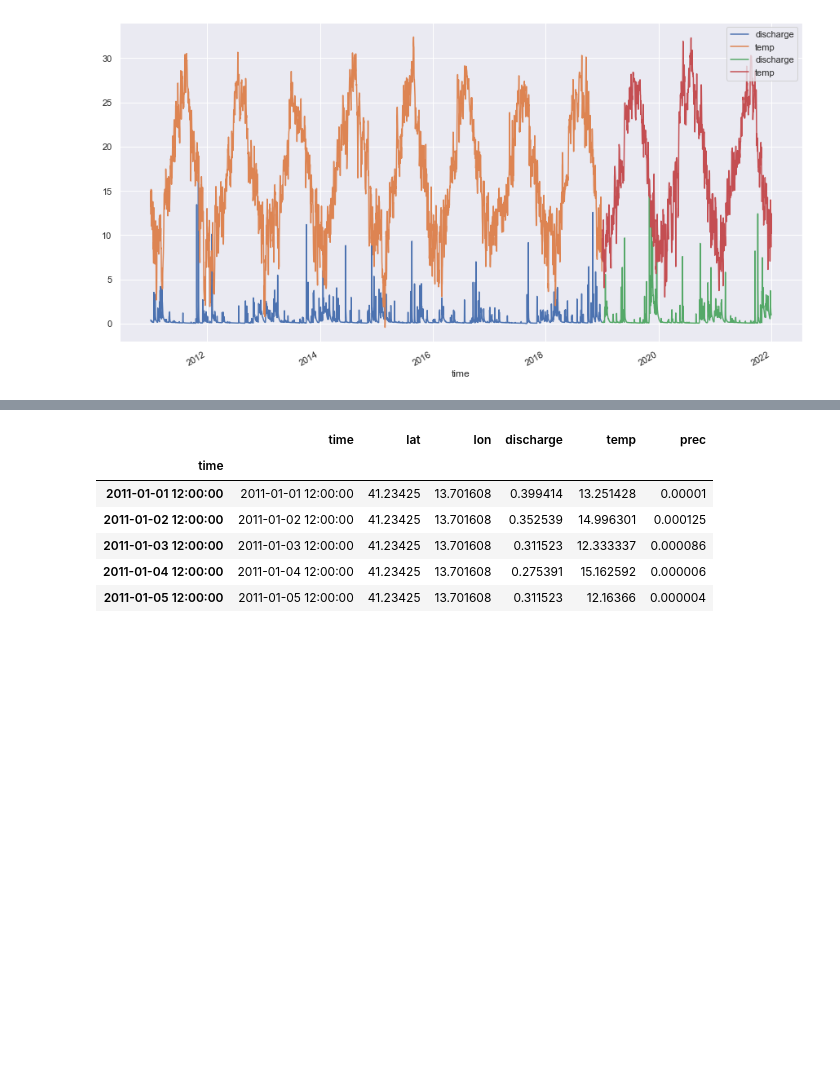
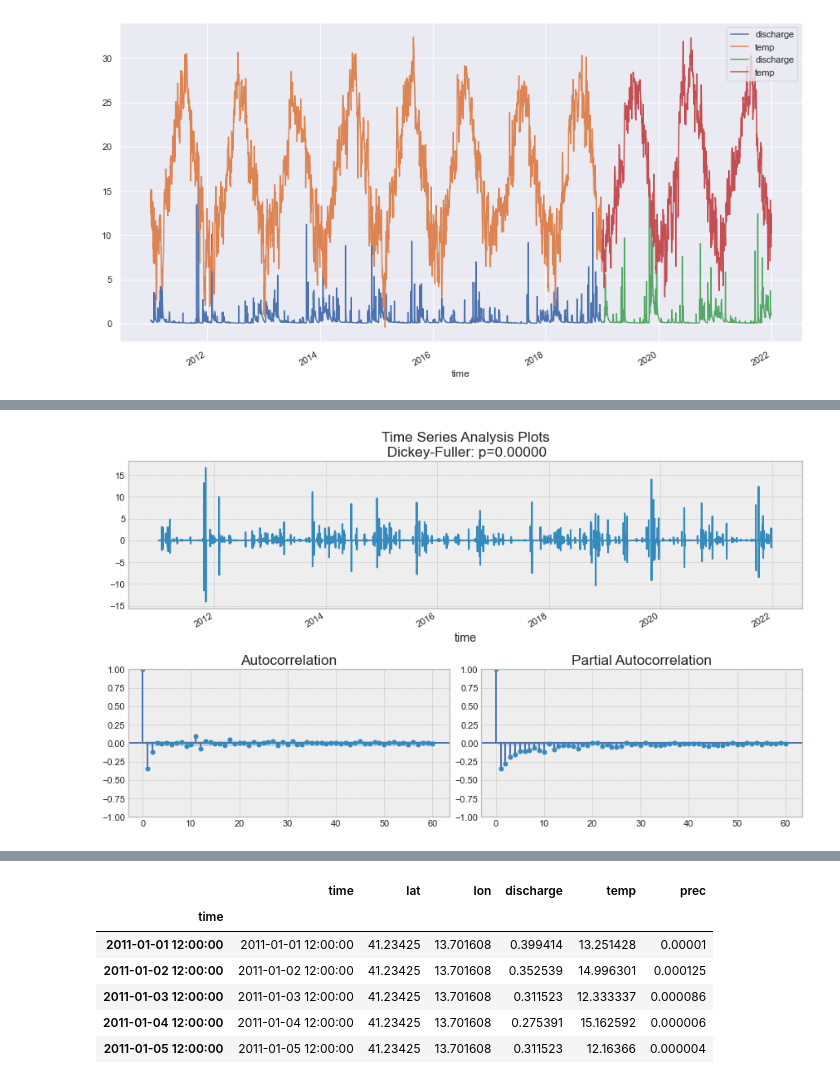
Before and after one commit to kode-git/copernicus, a Jupyter notebook: Data_Modelling_and_Evaluation.ipynb, the cells around one changed output, grey strips where cells are left out. Cells and saved outputs as stored; diff of their text form; code cells hidden in the pictures; blank space fills up the shorter version.

```diff
--- a/notebooks/data_modelling.ipynb
+++ b/Data_Modelling_and_Evaluation.ipynb
@@ -139,0 +179,4 @@ plt.show()
+# %%
+dfplot(dis_diff_1, lags=12*5, figsize=(12, 7))  # 5 years on diff
+# %% [output]
+[figure, added]
```
Also changed, not shown: parts of 13 cells of this notebook, 5 other files.
